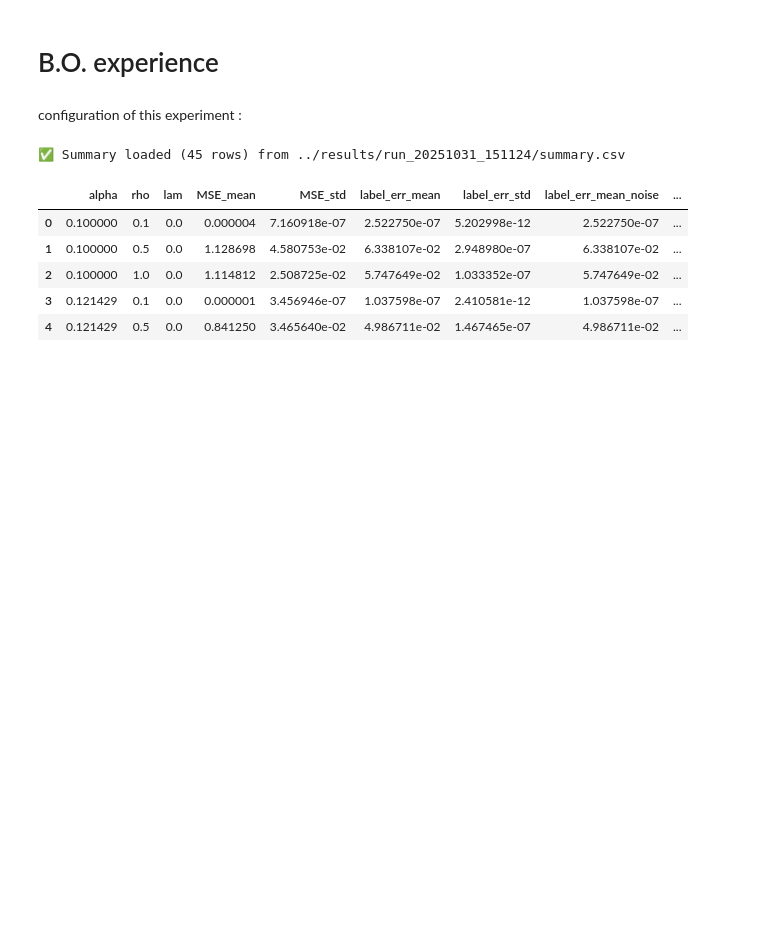
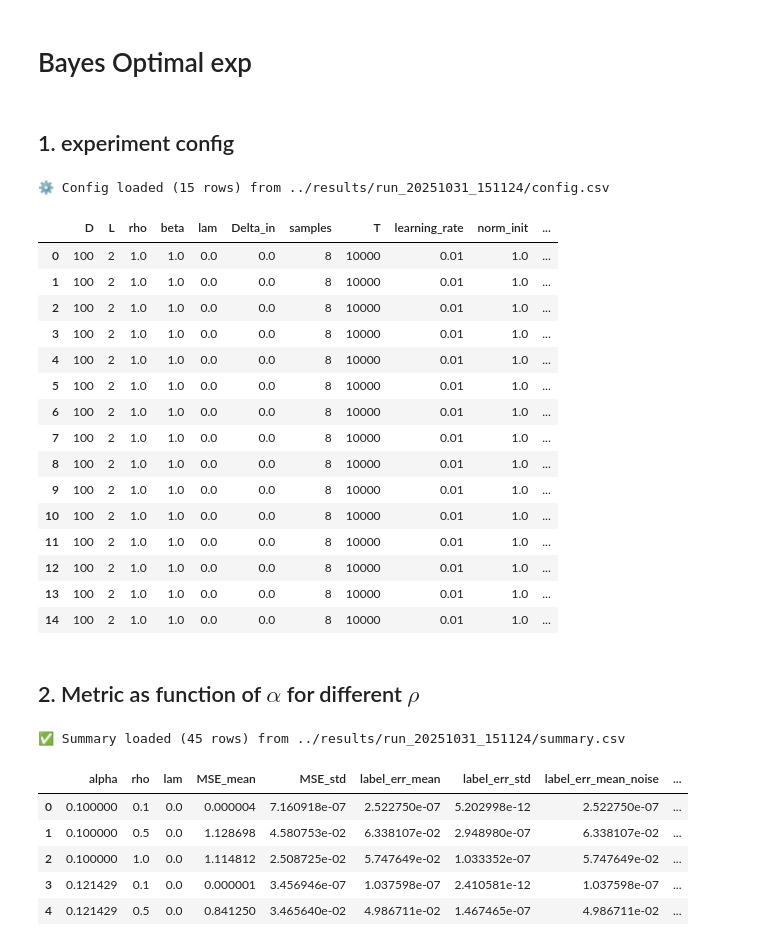
Before and after one commit to victor-pcll/Exploring-transformers-empirically, a Jupyter notebook: notebook/BO_visua.ipynb, the cells around one changed output. Cells and saved outputs as stored; diff of their text form; code cells hidden in the pictures; blank space fills up the shorter version.

```diff
--- a/notebook/BO_visua.ipynb
+++ b/notebook/BO_visua.ipynb
@@ -1,7 +1,5 @@
-# %% [markdown]
-# B.O. experience
-# %% [markdown]
-configuration of this experiment :
+# %% [markdown]
+# Bayes Optimal exp
 # %%
 import pandas as pd
 import pickle
@@ -11,6 +9,38 @@ import glob
 import os
 
 run_id = "20251031_151124"
+# %% [markdown]
+## 1. experiment config
+# %%
+# --- Path to your local folder ---
+config_path = f"../results/run_{run_id}/config.csv"
+
+# --- Read the CSV file ---
+config = pd.read_csv(config_path)
+print(f"⚙️ Config loaded ({len(config)} rows) from {config_path}")
+
+# --- Quick preview ---
+display(config)
+# %% [output]
+⚙️ Config loaded (15 rows) from ../results/run_20251031_151124/config.csv
+|  | D | L | rho | beta | lam | Delta_in | samples | T | learning_rate | norm_init | ... |
+| 0 | 100 | 2 | 1.0 | 1.0 | 0.0 | 0.0 | 8 | 10000 | 0.01 | 1.0 | ... |
+| 1 | 100 | 2 | 1.0 | 1.0 | 0.0 | 0.0 | 8 | 10000 | 0.01 | 1.0 | ... |
+| 2 | 100 | 2 | 1.0 | 1.0 | 0.0 | 0.0 | 8 | 10000 | 0.01 | 1.0 | ... |
+| 3 | 100 | 2 | 1.0 | 1.0 | 0.0 | 0.0 | 8 | 10000 | 0.01 | 1.0 | ... |
+| 4 | 100 | 2 | 1.0 | 1.0 | 0.0 | 0.0 | 8 | 10000 | 0.01 | 1.0 | ... |
+| 5 | 100 | 2 | 1.0 | 1.0 | 0.0 | 0.0 | 8 | 10000 | 0.01 | 1.0 | ... |
+| 6 | 100 | 2 | 1.0 | 1.0 | 0.0 | 0.0 | 8 | 10000 | 0.01 | 1.0 | ... |
+| 7 | 100 | 2 | 1.0 | 1.0 | 0.0 | 0.0 | 8 | 10000 | 0.01 | 1.0 | ... |
+| 8 | 100 | 2 | 1.0 | 1.0 | 0.0 | 0.0 | 8 | 10000 | 0.01 | 1.0 | ... |
+| 9 | 100 | 2 | 1.0 | 1.0 | 0.0 | 0.0 | 8 | 10000 | 0.01 | 1.0 | ... |
+| 10 | 100 | 2 | 1.0 | 1.0 | 0.0 | 0.0 | 8 | 10000 | 0.01 | 1.0 | ... |
+| 11 | 100 | 2 | 1.0 | 1.0 | 0.0 | 0.0 | 8 | 10000 | 0.01 | 1.0 | ... |
+| 12 | 100 | 2 | 1.0 | 1.0 | 0.0 | 0.0 | 8 | 10000 | 0.01 | 1.0 | ... |
+| 13 | 100 | 2 | 1.0 | 1.0 | 0.0 | 0.0 | 8 | 10000 | 0.01 | 1.0 | ... |
+| 14 | 100 | 2 | 1.0 | 1.0 | 0.0 | 0.0 | 8 | 10000 | 0.01 | 1.0 | ... |
+# %% [markdown]
+## 2. Metric as function of $\alpha$ for different $\rho$
 # %%
 # --- Path to your local folder ---
 base_path = f"../results/run_{run_id}/summary.csv"
```
Also changed, not shown: parts of 1 cell of this notebook, 1 other file.
